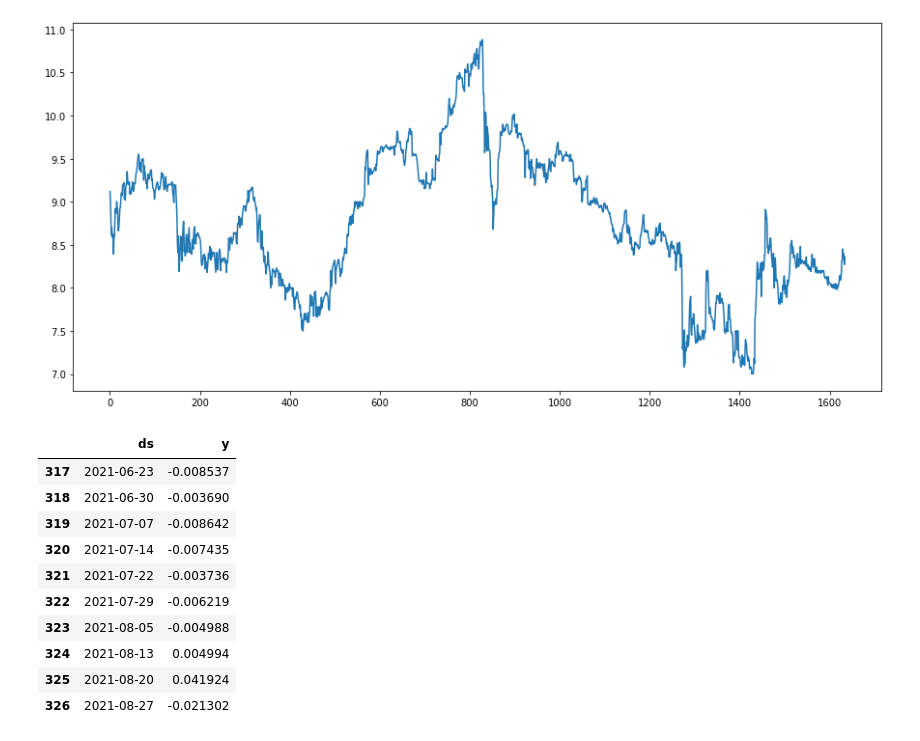
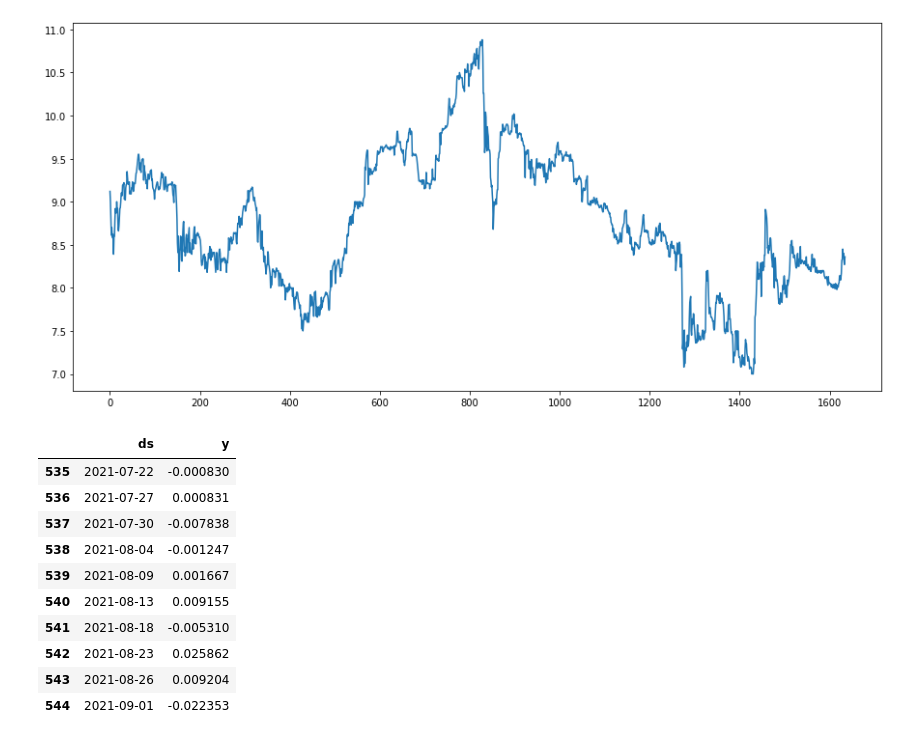
Before and after one commit to alpha2phi/jupyter-notebooks, a Jupyter notebook: nbs/02_01_stocks_machine_learning.ipynb, the cells around one changed output. Cells and saved outputs as stored; diff of their text form; code cells hidden in the pictures.

```diff
--- a/nbs/02_01_stocks_machine_learning.ipynb
+++ b/nbs/02_01_stocks_machine_learning.ipynb
@@ -133,7 +133,7 @@ df_stock.head(10)
 [figure]
 # %%
 # Features to test
-INTERVAL = 5
+INTERVAL = 3
 PCT_CHANGE_EXPECTED = 0.02
 
 df_analysis = df_stock[['Date', 'Close']]
@@ -144,44 +144,45 @@ df_interval_price_max = df_analysis['Close'].groupby(df_analysis.index // INTERV
 
 df_interval_date_min = df_analysis['Date'].groupby(df_analysis.index // INTERVAL).min()
 
 #display(df_interval_date_min.head(10))
 #display(df_interval_price_mean.head(10))
 
 ds = []
 y  = []
 for idx, val in df_interval_date_min.items():
     ohlc = df_stock[df_stock['Date'] == val]
     open_price  = float(ohlc['Open'])
 
     price_mean = df_interval_price_mean.iloc[idx]
     price_max = df_interval_price_max.iloc[idx]
     price_min = df_interval_price_min.iloc[idx]
 
     pct_change_mean = (price_mean - open_price) / open_price
     pct_change_min = (price_min - open_price) / open_price
     pct_change_max = (price_max - open_price) / open_price
 
     ds.append(val)
     if pct_change_max >= PCT_CHANGE_EXPECTED:
         y.append(pct_change_max)
     else:
-        y.append(pct_change_min)
+        y.append(pct_change_mean)
+        #y.append(pct_change_min)
 
 
 df_analysis = pd.DataFrame.from_dict({'ds': ds, 'y': y})
 df_analysis.tail(10)
 # %% [output]
 |  | ds | y |
-| 317 | 2021-06-23 | -0.008537 |
-| 318 | 2021-06-30 | -0.003690 |
-| 319 | 2021-07-07 | -0.008642 |
-| 320 | 2021-07-14 | -0.007435 |
-| 321 | 2021-07-22 | -0.003736 |
-| 322 | 2021-07-29 | -0.006219 |
-| 323 | 2021-08-05 | -0.004988 |
-| 324 | 2021-08-13 | 0.004994 |
-| 325 | 2021-08-20 | 0.041924 |
-| 326 | 2021-08-27 | -0.021302 |
+| 535 | 2021-07-22 | -0.000830 |
+| 536 | 2021-07-27 | 0.000831 |
+| 537 | 2021-07-30 | -0.007838 |
+| 538 | 2021-08-04 | -0.001247 |
+| 539 | 2021-08-09 | 0.001667 |
+| 540 | 2021-08-13 | 0.009155 |
+| 541 | 2021-08-18 | -0.005310 |
+| 542 | 2021-08-23 | 0.025862 |
+| 543 | 2021-08-26 | 0.009204 |
+| 544 | 2021-09-01 | -0.022353 |
 # %%
 TEST_DATE = '2021-01-01'
 END_DATE = '2021-09-01'
```
Also changed, not shown: parts of 1 cell of this notebook, 2 other files.
